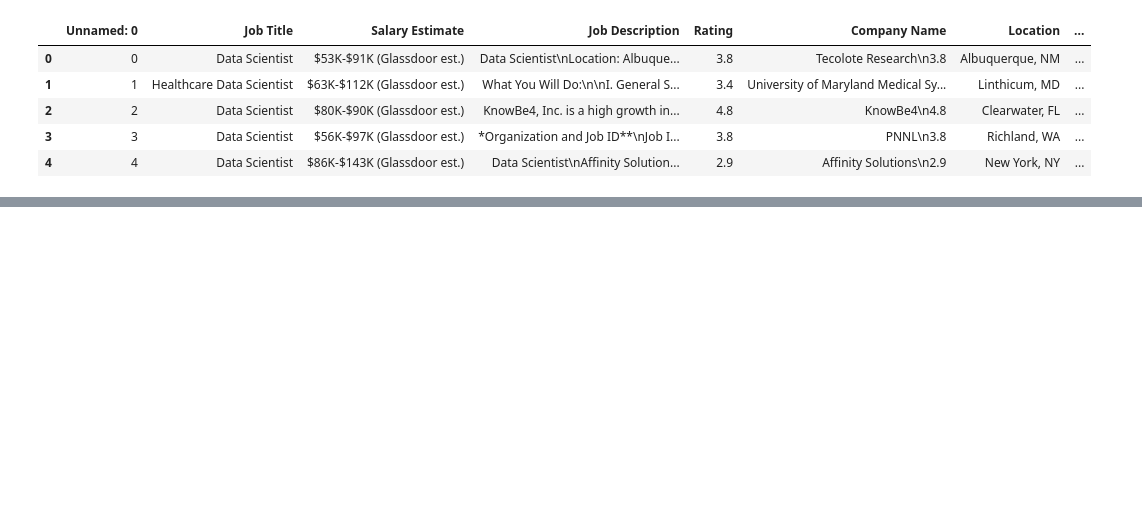
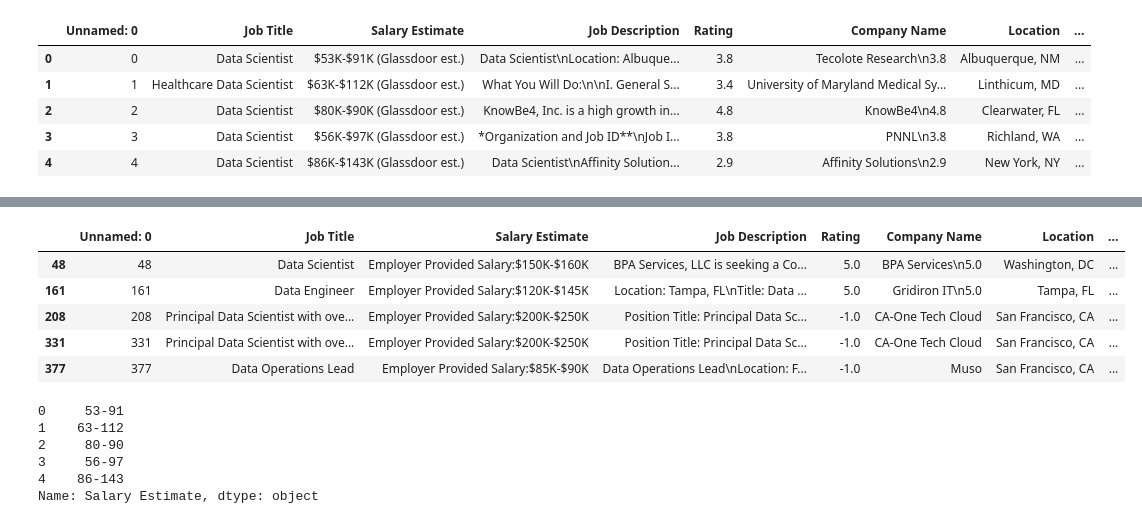
Before and after one commit to pawanacharya0123/dataScienceP, a Jupyter notebook: data_cleaning.ipynb, the cells around one changed output, grey strips where cells are left out. Cells and saved outputs as stored; diff of their text form; code cells hidden in the pictures; blank space fills up the shorter version.

```diff
--- a/data_cleaning.ipynb
+++ b/data_cleaning.ipynb
@@ -13,0 +99,9 @@ df.head()
+# %%
+df.loc[(df['employer_provided']==1)].head()
+# %% [output]
+|  | Unnamed: 0 | Job Title | Salary Estimate | Job Description | Rating | Company Name | Location | ... |
+| 48 | 48 | Data Scientist | Employer Provided Salary:$150K-$160K | BPA Services, LLC is seeking a Co... | 5.0 | BPA Services\n5.0 | Washington, DC | ... |
+| 161 | 161 | Data Engineer | Employer Provided Salary:$120K-$145K | Location: Tampa, FL\nTitle: Data ... | 5.0 | Gridiron IT\n5.0 | Tampa, FL | ... |
+| 208 | 208 | Principal Data Scientist with ove... | Employer Provided Salary:$200K-$250K | Position Title: Principal Data Sc... | -1.0 | CA-One Tech Cloud | San Francisco, CA | ... |
+| 331 | 331 | Principal Data Scientist with ove... | Employer Provided Salary:$200K-$250K | Position Title: Principal Data Sc... | -1.0 | CA-One Tech Cloud | San Francisco, CA | ... |
+| 377 | 377 | Data Operations Lead | Employer Provided Salary:$85K-$90K | Data Operations Lead\nLocation: F... | -1.0 | Muso | San Francisco, CA | ... |
@@ -13,0 +110,9 @@ df.head()
+# %%
+minus_texts_in_salary.head()
+# %% [output]
+0     53-91
+1    63-112
+2     80-90
+3     56-97
+4    86-143
+Name: Salary Estimate, dtype: object
```
Also changed, not shown: parts of 29 cells of this notebook, 1 other file.
